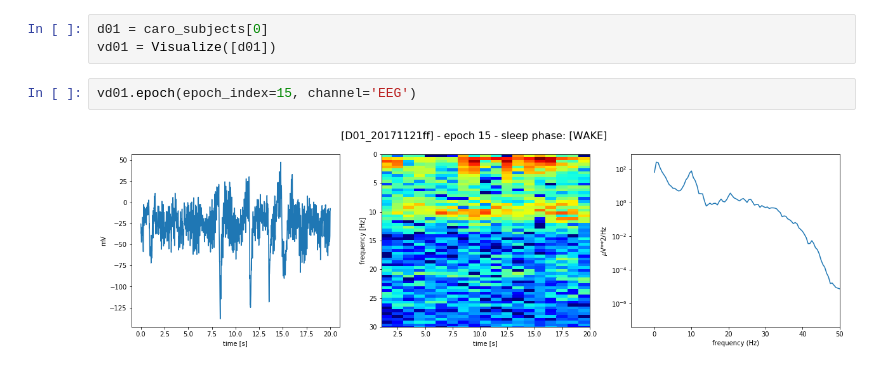
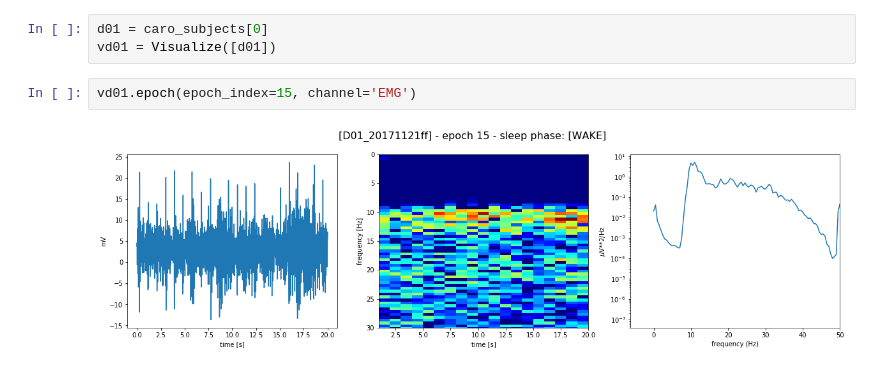
Before and after one commit to hlinus/SleepLearning, a Jupyter notebook: reports/caroline-dataset.ipynb, the cells around one changed output. Cells and saved outputs as stored; diff of their text form.

```diff
--- a/reports/caroline-dataset.ipynb
+++ b/reports/caroline-dataset.ipynb
@@ -50,7 +47,7 @@ vcaro.transition_distribution()
 d01 = caro_subjects[0]
 vd01 = Visualize([d01])
 # %%
-vd01.epoch(epoch_index=15, channel='EEG')
+vd01.epoch(epoch_index=15, channel='EMG')
 # %% [output]
-[figure, old version]
+[figure, new version]
 # %%
```
Also changed, not shown: parts of 3 cells of this notebook, 9 other files.
